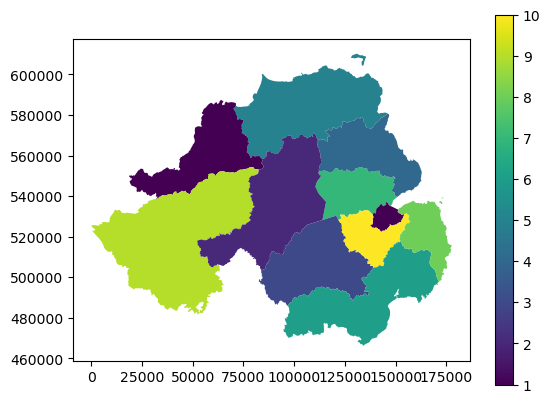
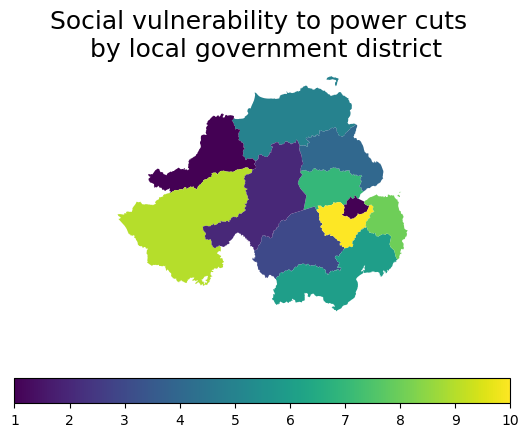
Unified diff of the notebook cell whose output changed from the first chart to the second:
--- before
+++ after
@@ -1 +1,7 @@
-ni_pcvi.plot(column='z_score_decile', legend=True)
+fig, ax = plt.subplots(1, 1)
+ni_pcvi.plot(ax=ax, column='z_score_decile', legend=True, legend_kwds={'orientation': 'horizontal'})
+ax.set_axis_off()
+
+ax.set_title('Social vulnerability to power cuts \n by local government district', size = 18)
+
+plt.show()

Commit: Fix: misc updates and experimenting with plots